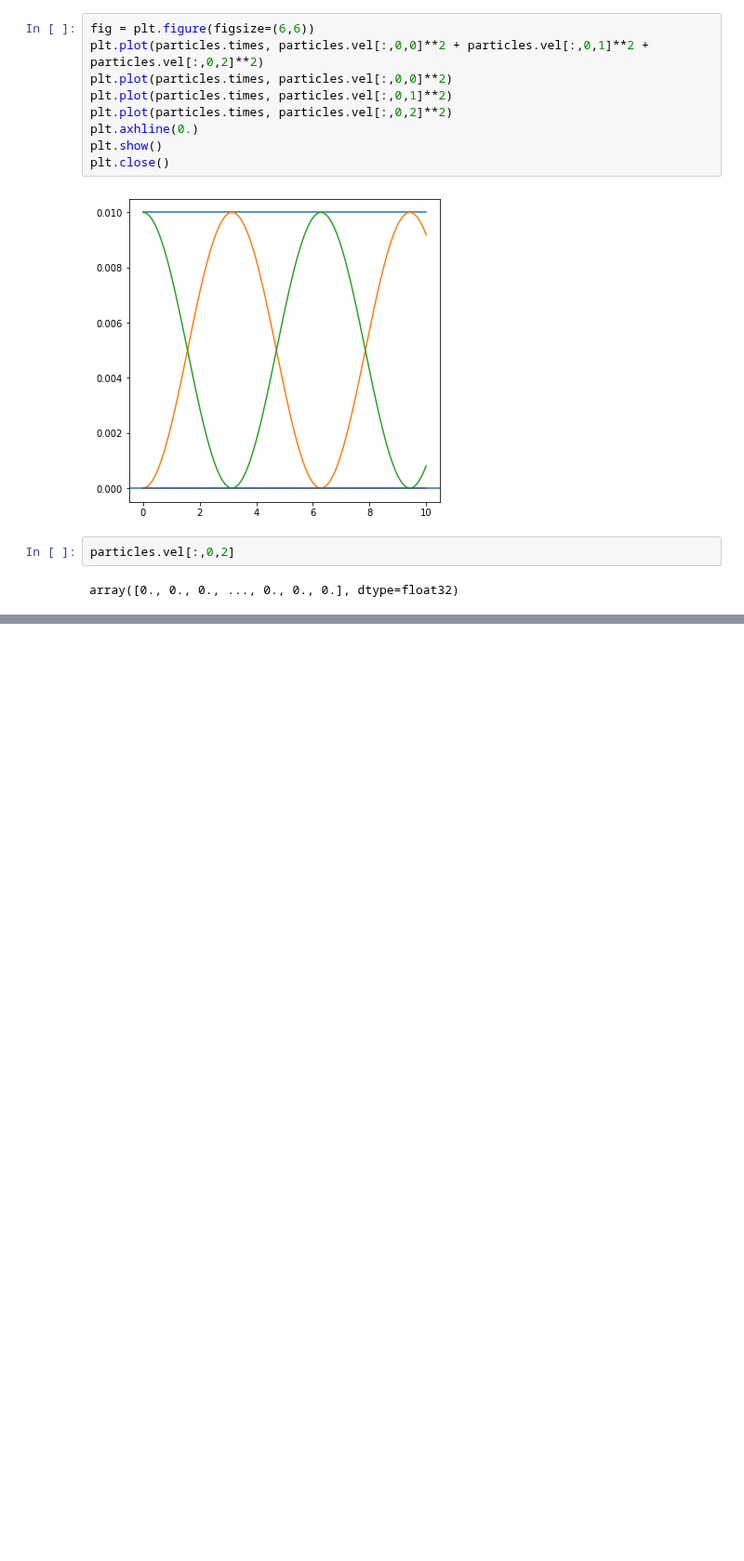
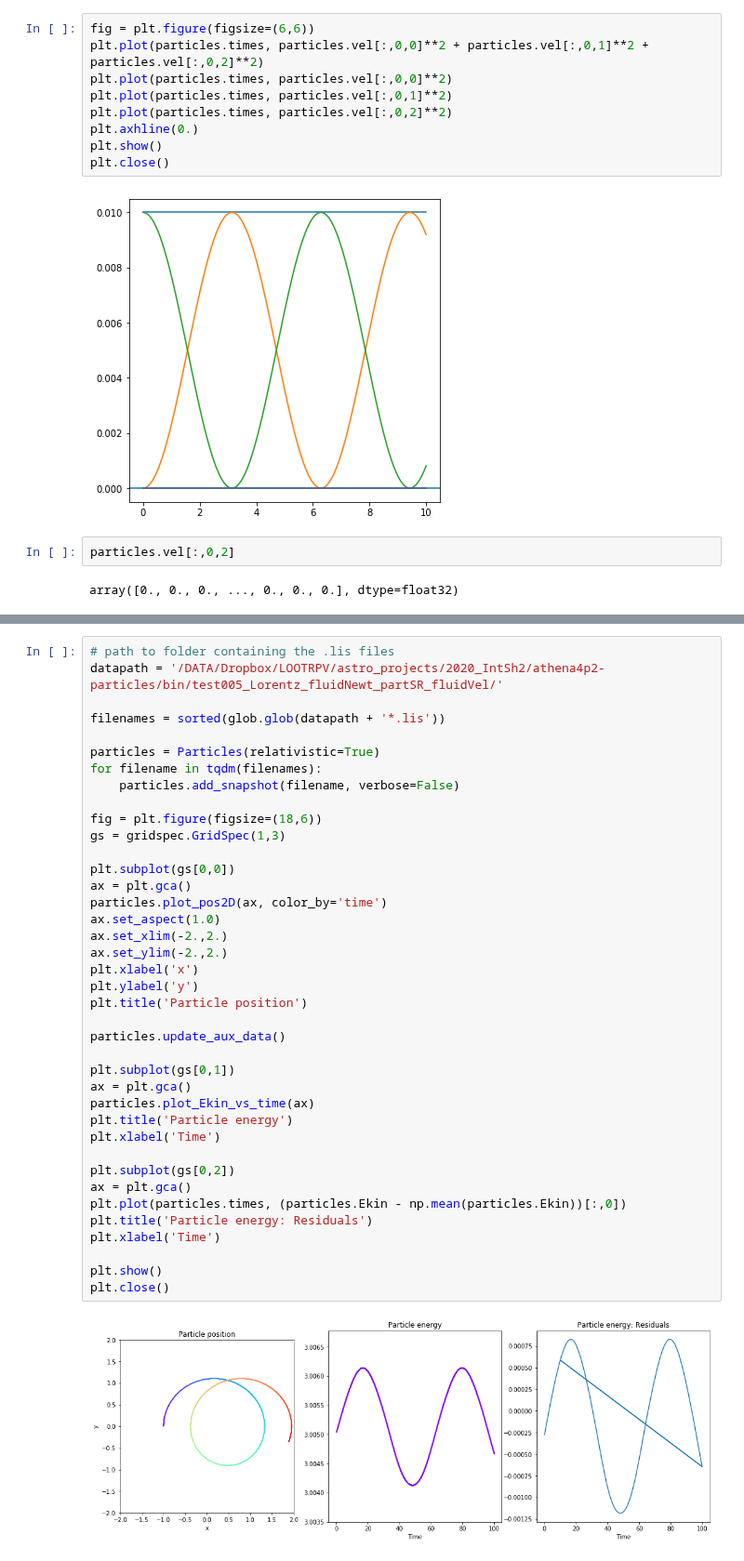
Before and after one commit to ppjanka/Corrugated_internal_shocks, a Jupyter notebook: vis/particle/plot_particles.ipynb, the cells around one changed output, grey strips where cells are left out. Shown at 93% size. Cells and saved outputs as stored; diff of their text form; blank space fills up the shorter version.

```diff
--- a/vis/particle/plot_particles.ipynb
+++ b/vis/particle/plot_particles.ipynb
@@ -207,0 +303,41 @@ array([0., 0., 0., ..., 0., 0., 0.], dtype=float32)
+# %%
+# path to folder containing the .lis files
+datapath = '/DATA/Dropbox/LOOTRPV/astro_projects/2020_IntSh2/athena4p2-particles/bin/test005_Lorentz_fluidNewt_partSR_fluidVel/'
+
+filenames = sorted(glob.glob(datapath + '*.lis'))
+
+particles = Particles(relativistic=True)
+for filename in tqdm(filenames):
+    particles.add_snapshot(filename, verbose=False)
+
+fig = plt.figure(figsize=(18,6))
+gs = gridspec.GridSpec(1,3)
+
+plt.subplot(gs[0,0])
+ax = plt.gca()
+particles.plot_pos2D(ax, color_by='time')
+ax.set_aspect(1.0)
+ax.set_xlim(-2.,2.)
+ax.set_ylim(-2.,2.)
+plt.xlabel('x')
+plt.ylabel('y')
+plt.title('Particle position')
+
+particles.update_aux_data()
+
+plt.subplot(gs[0,1])
+ax = plt.gca()
+particles.plot_Ekin_vs_time(ax)
+plt.title('Particle energy')
+plt.xlabel('Time')
+
+plt.subplot(gs[0,2])
+ax = plt.gca()
+plt.plot(particles.times, (particles.Ekin - np.mean(particles.Ekin))[:,0])
+plt.title('Particle energy: Residuals')
+plt.xlabel('Time')
+
+plt.show()
+plt.close()
+# %% [output]
+[figure, added]
```
Also changed, not shown: parts of 10 cells of this notebook, 8 other files.
